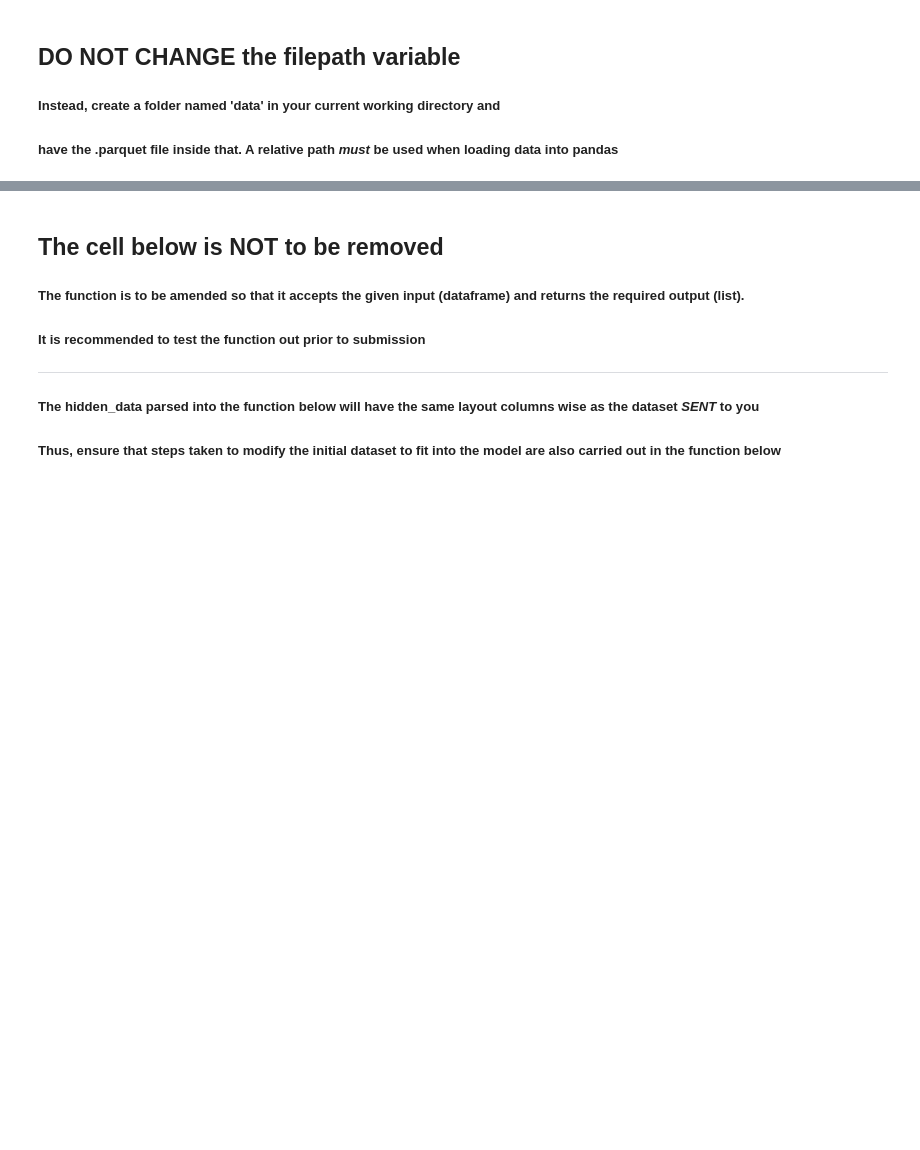
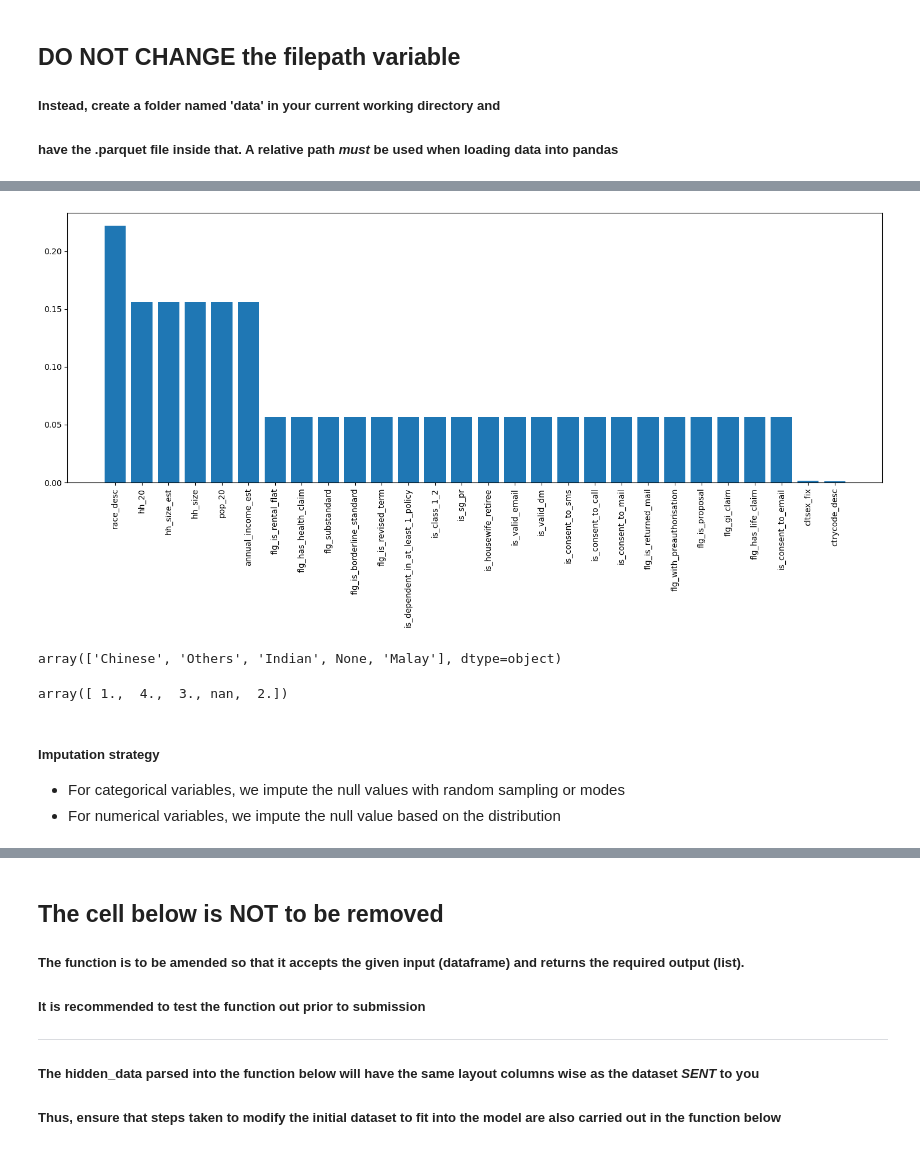
Before and after one commit to Kayannn123/NUS-SDS-Datathon-Singlife-Team153, a Jupyter notebook: NUS_DATATHON_SINGLIFE_NUS 153.ipynb, the cells around one changed output, grey strips where cells are left out. Cells and saved outputs as stored; diff of their text form; code cells hidden in the pictures; blank space fills up the shorter version.

```diff
--- a/NUS_DATATHON_SINGLIFE_NUS 153.ipynb
+++ b/NUS_DATATHON_SINGLIFE_NUS 153.ipynb
@@ -19,0 +138,12 @@ train = pd.read_parquet(filepath, engine='pyarrow')
+# %%
+# Estalish a threshold to remove columns when the percentage of null values reached 50% or more
+# This threshold is established because we believe that when missing rate reached 50% or more,
+# our data imputation method would affect the final model.
+dropcol = []
+for column in train.columns:
+    if train[column].isna().sum()/len(train[column])>=0.5:
+        if column == 'f_purchase_lh':
+            continue
+        #avoid removing target column
+        dropcol.append(column)
+        train.drop(column, axis= 1,inplace=True)
@@ -19,0 +152,2 @@ train = pd.read_parquet(filepath, engine='pyarrow')
+# %%
+train['f_purchase_lh'] = train['f_purchase_lh'].fillna(0)
@@ -19,0 +156,9 @@ train = pd.read_parquet(filepath, engine='pyarrow')
+# %%
+#Drop identifier columns as there is no need to merge files
+train.drop('clntnum',axis=1,inplace=True)
+# %%
+# Re-check the missing rate, to determine further actions
+missing = train.isnull().sum().reset_index().rename(columns={0:'Num'})
+missing['Rate'] = missing['Num']/train.shape[0]
+missing = missing[missing.Rate>0].sort_values(by='Rate',ascending=False)
+missing
@@ -19,0 +183,9 @@ train = pd.read_parquet(filepath, engine='pyarrow')
+# %%
+# Visualisation of columns with current missing data
+fig = plt.figure(figsize=(18,6))
+plt.bar(np.arange(missing.shape[0]), list(missing.Rate.values), align = 'center')
+plt.xticks(np.arange(missing.shape[0]),list(missing['index']))
+pl.xticks(rotation=90)
+plt.show()
+# %% [output]
+[figure, added]
@@ -19,0 +196,6 @@ train = pd.read_parquet(filepath, engine='pyarrow')
+# %%
+# race_desc is a categorical data, however, we decide not to drop the rows with missing values considering the missing rate is over 20%
+# instead, we will rename the category into numercial values and use modes for imputation
+train['race_desc'].unique()
+# %% [output]
+array(['Chinese', 'Others', 'Indian', None, 'Malay'], dtype=object)
@@ -19,0 +204,4 @@ train = pd.read_parquet(filepath, engine='pyarrow')
+# %%
+train['race_desc'].unique()
+# %% [output]
+array([ 1.,  4.,  3., nan,  2.])
@@ -19,0 +215,4 @@ train = pd.read_parquet(filepath, engine='pyarrow')
+# %% [markdown]
+##### Imputation strategy
+- For categorical variables, we impute the null values with random sampling or modes
+- For numerical variables, we impute the null value based on the distribution
```
Also changed, not shown: parts of 195 cells of this notebook.
